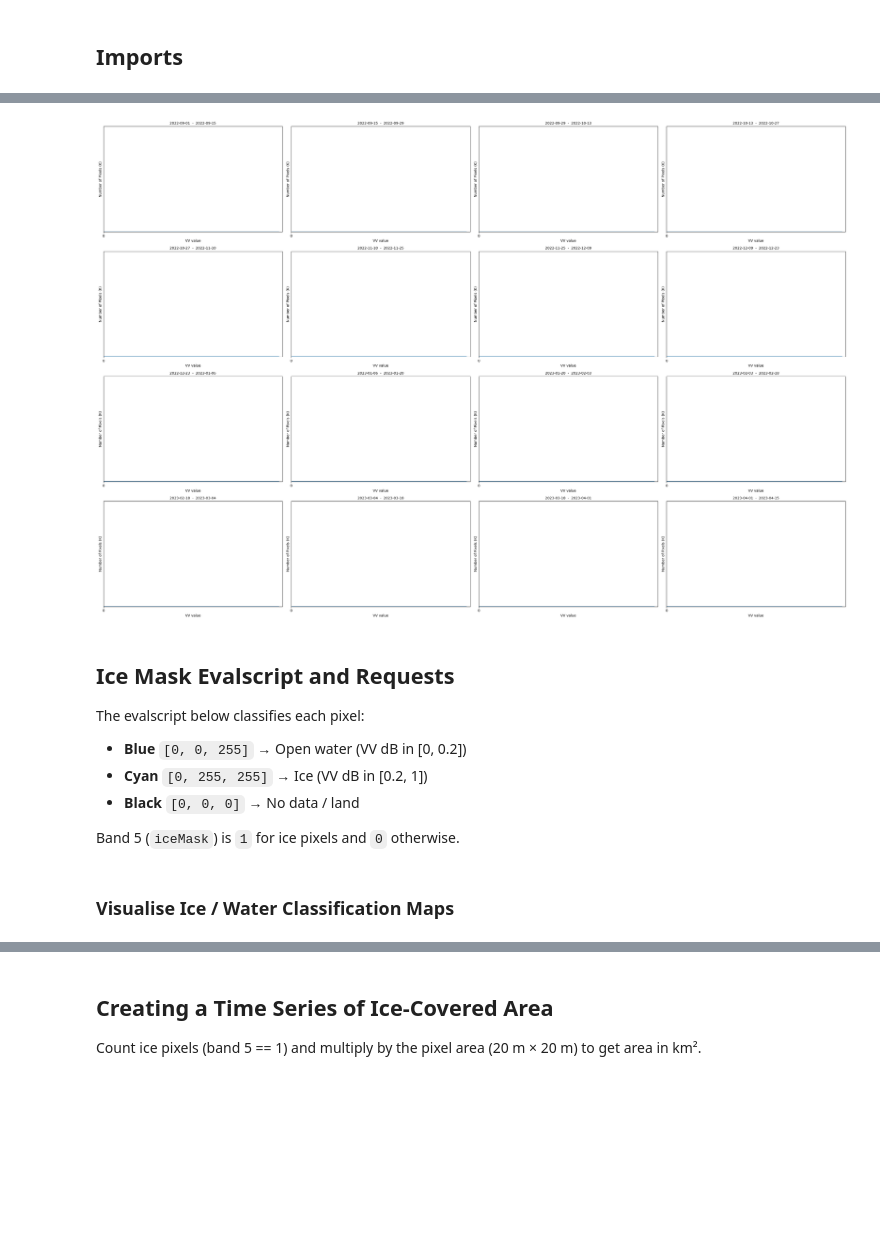
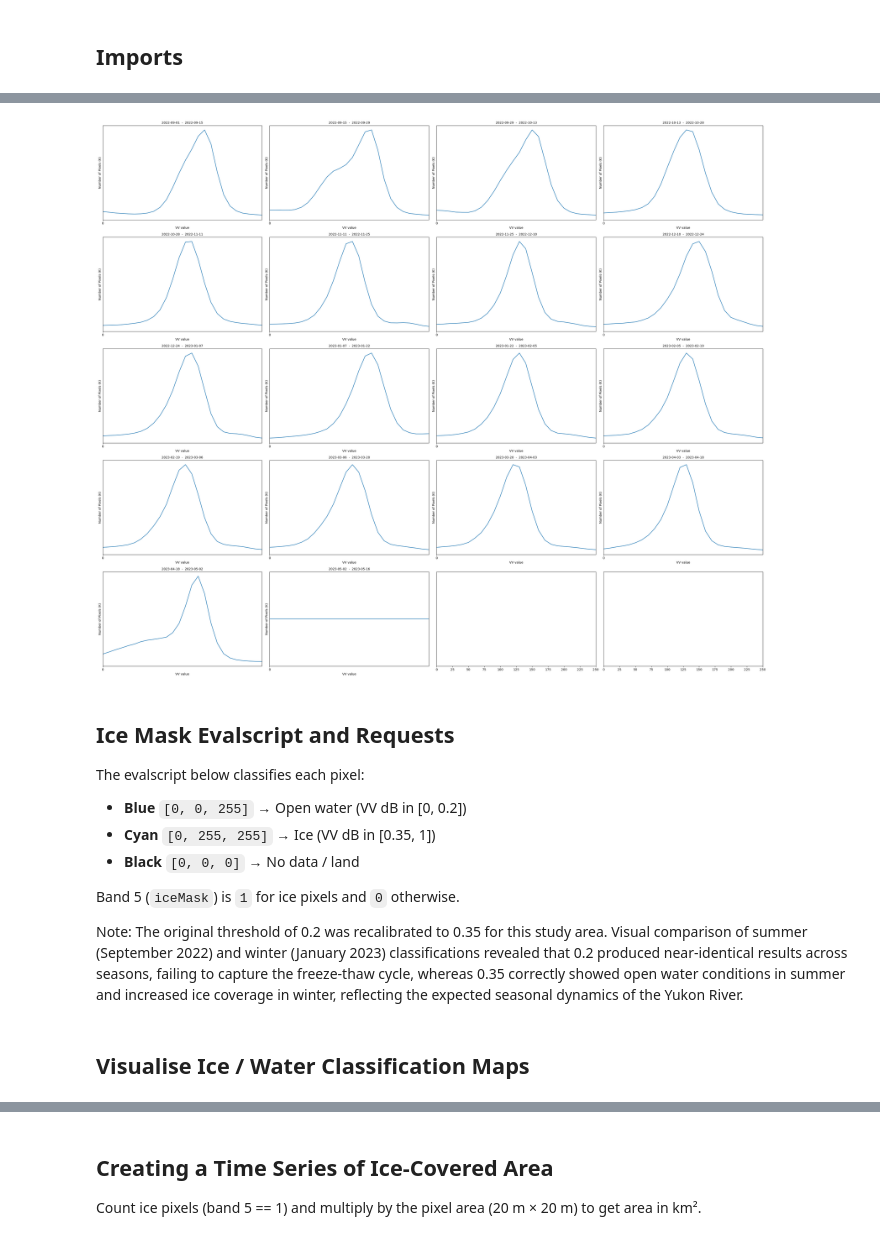
Before and after one commit to jb-geo/ice-and-open-water-classification, a Jupyter notebook: notebooks/ice_monitoring.ipynb, the cells around one changed output, grey strips where cells are left out. Saved outputs shown, nothing was run; the diff lists cells and outputs as text; code cells hidden in the pictures; blank space fills up the shorter version.

```diff
--- a/notebooks/ice_monitoring.ipynb
+++ b/notebooks/ice_monitoring.ipynb
@@ -72,7 +102,8 @@ Split the September 2022 – April 2023 period into 16 bi-monthly slots to captu
 # %%
+# Split the September 2022 – April 2023 period into 16 bi-monthly slots to capture freeze-thaw dynamics.
 start = datetime.datetime(2022, 9, 1)
-end = datetime.datetime(2023, 4, 30)
-n_chunks = 17
+end = datetime.datetime(2023, 5, 31)
+n_chunks = 19
 tdelta = (end - start) / n_chunks
 edges = [(start + i * tdelta).date().isoformat() for i in range(n_chunks)]
 slots = [(edges[i], edges[i + 1]) for i in range(len(edges) - 1)]
@@ -147,7 +180,6 @@ def get_sar_request(time_interval):
                     "dataFilter": {
                         "resolution": "HIGH",
                         "mosaickingOrder": "mostRecent",
-                        "orbitDirection": "ASCENDING",
                     },
                     "processing": {
                         "backCoeff": "SIGMA0_ELLIPSOID",
@@ -174,6 +206,6 @@ list_of_requests = [get_sar_request(slot) for slot in slots]
 list_of_requests = [request.download_list[0] for request in list_of_requests]
 
 data = SentinelHubDownloadClient(config=config).download(
-    list_of_requests, max_threads=5
+    list_of_requests, max_threads=1
 )
 # %% [markdown]
@@ -181,6 +213,7 @@ data = SentinelHubDownloadClient(config=config).download(
 # %%
+# Create a 4x4 grid of subplots to visualize the 16 bi-monthly SAR images.
 ncols = 4
-nrows = 4
+nrows = 5
 aspect_ratio = 1.5
 subplot_kw = {"xticks": [], "yticks": [], "frame_on": False}
 
@@ -193,7 +226,7 @@ fig, axs = plt.subplots(
 
 for idx, image in enumerate(data):
     ax = axs[idx // ncols][idx % ncols]
-    ax.imshow(np.clip((image[:, :, 0]) * 3.5 / 255, 0, 1))
+    ax.imshow(np.clip((image[:, :, 0]) * 3.5 / 255, 0, 1), cmap="gray")
     ax.set_title(f"{slots[idx][0]}  -  {slots[idx][1]}", fontsize=10)
 
 plt.tight_layout()
@@ -209,41 +244,44 @@ Based on historic weather data and SAR image interpretation, ice began forming a
 # %%
+# Create a 4x4 grid of subplots to visualize the 16 bi-monthly SAR images.
 ncols = 4
-nrows = 4
+nrows = 5
 aspect_ratio = 15 / 10
 subplot_kw = {"xticks": range(0, 255, 25), "yticks": [], "frame_on": True}
 
 fig, axs = plt.subplots(
     ncols=ncols,
     nrows=nrows,
     figsize=(5 * ncols * aspect_ratio, 5 * nrows),
     subplot_kw=subplot_kw,
 )
 
 for idx, image in enumerate(data):
     histogram, bin_edges = np.histogram(
-        2.5 * image[:, :, 0], bins=50, range=(0.0000001, 1)
+        image[:, :, 0][~np.isnan(image[:, :, 0])], bins=50, range=(0.0000001, 1)
     )
     ax = axs[idx // ncols][idx % ncols]
     ax.plot(bin_edges[0:-1], histogram)
     ax.set_xlabel("VV value")
     ax.set_ylabel("Number of Pixels (K)")
-    ax.set_xlim((0, 1))
-    ax.set_ylim((0, 500))
+    ax.set_xlim((0, 0.5))
+    # ax.set_ylim((0, 50000)) removed for better visualization of the histogram shape
     ax.set_title(f"{slots[idx][0]}  -  {slots[idx][1]}", fontsize=10)
 
 plt.tight_layout()
 plt.show()
 # %% [output]
-[figure, old version]
+[figure, new version]
 # %% [markdown]
 ## Ice Mask Evalscript and Requests
 
 The evalscript below classifies each pixel:
 - **Blue** `[0, 0, 255]` → Open water (VV dB in [0, 0.2])
-- **Cyan** `[0, 255, 255]` → Ice (VV dB in [0.2, 1])
+- **Cyan** `[0, 255, 255]` → Ice (VV dB in [0.35, 1])
 - **Black** `[0, 0, 0]` → No data / land
 
 Band 5 (`iceMask`) is `1` for ice pixels and `0` otherwise.
+
+Note: The original threshold of 0.2 was recalibrated to 0.35 for this study area. Visual comparison of summer (September 2022) and winter (January 2023) classifications revealed that 0.2 produced near-identical results across seasons, failing to capture the freeze-thaw cycle, whereas 0.35 correctly showed open water conditions in summer and increased ice coverage in winter, reflecting the expected seasonal dynamics of the Yukon River.
 # %%
 evalscript_mask = """
   function setup() {
@@ -319,5 +356,5 @@ mask_data = SentinelHubDownloadClient(config=config).download(
     list_of_requests, max_threads=5
 )
 # %% [markdown]
-### Visualise Ice / Water Classification Maps
+## Visualise Ice / Water Classification Maps
 # %%
```
Also changed, not shown: parts of 23 cells of this notebook, 1 other file.
